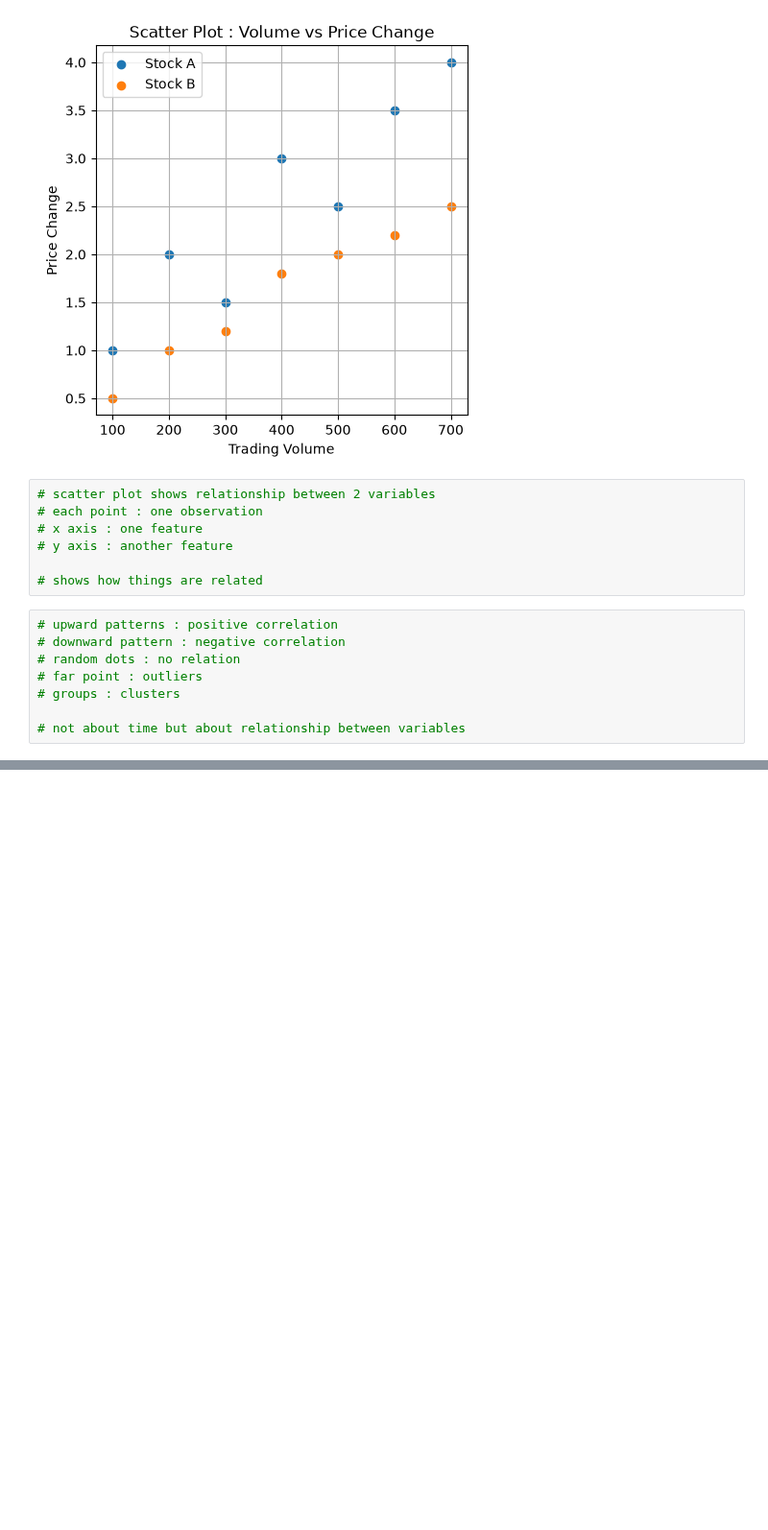
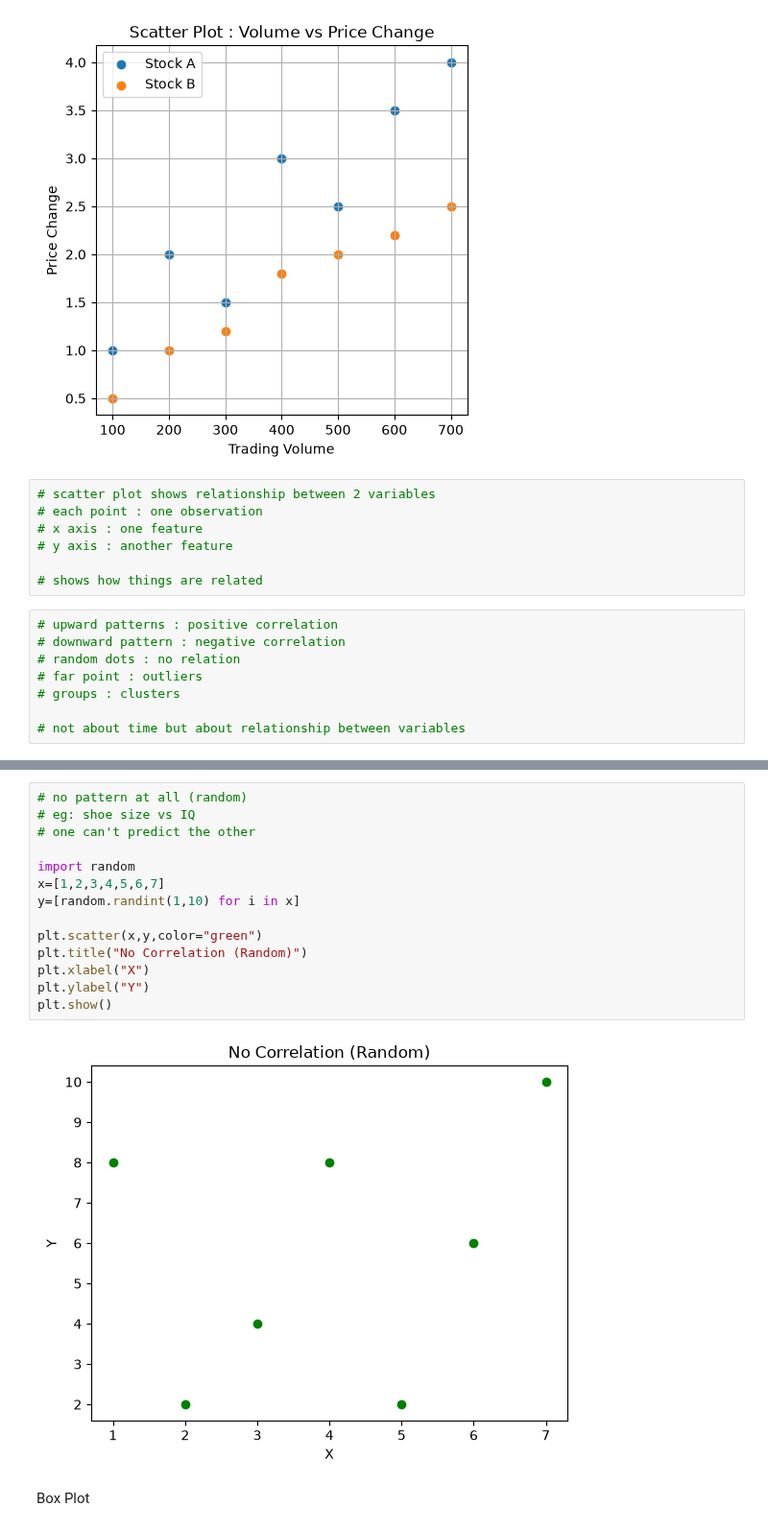
Before and after one commit to AyuTUL/VI, a Jupyter notebook: PROJECT-Python/Day-9/1-data-science.ipynb, the cells around one changed output, grey strips where cells are left out. Shown at 96% size. Drawn from its saved outputs; the diff is of its cells as text; blank space fills up the shorter version.

```diff
--- a/PROJECT-Python/Day-9/1-data-science.ipynb
+++ b/PROJECT-Python/Day-9/1-data-science.ipynb
@@ -141,0 +148,18 @@ plt.show()
+# %%
+# no pattern at all (random)
+# eg: shoe size vs IQ
+# one can't predict the other
+
+import random
+x=[1,2,3,4,5,6,7]
+y=[random.randint(1,10) for i in x]
+
+plt.scatter(x,y,color="green")
+plt.title("No Correlation (Random)")
+plt.xlabel("X")
+plt.ylabel("Y")
+plt.show()
+# %% [output]
+[figure, added]
+# %% [markdown]
+Box Plot
```
Also changed, not shown: parts of 4 cells of this notebook, 3 other files.
